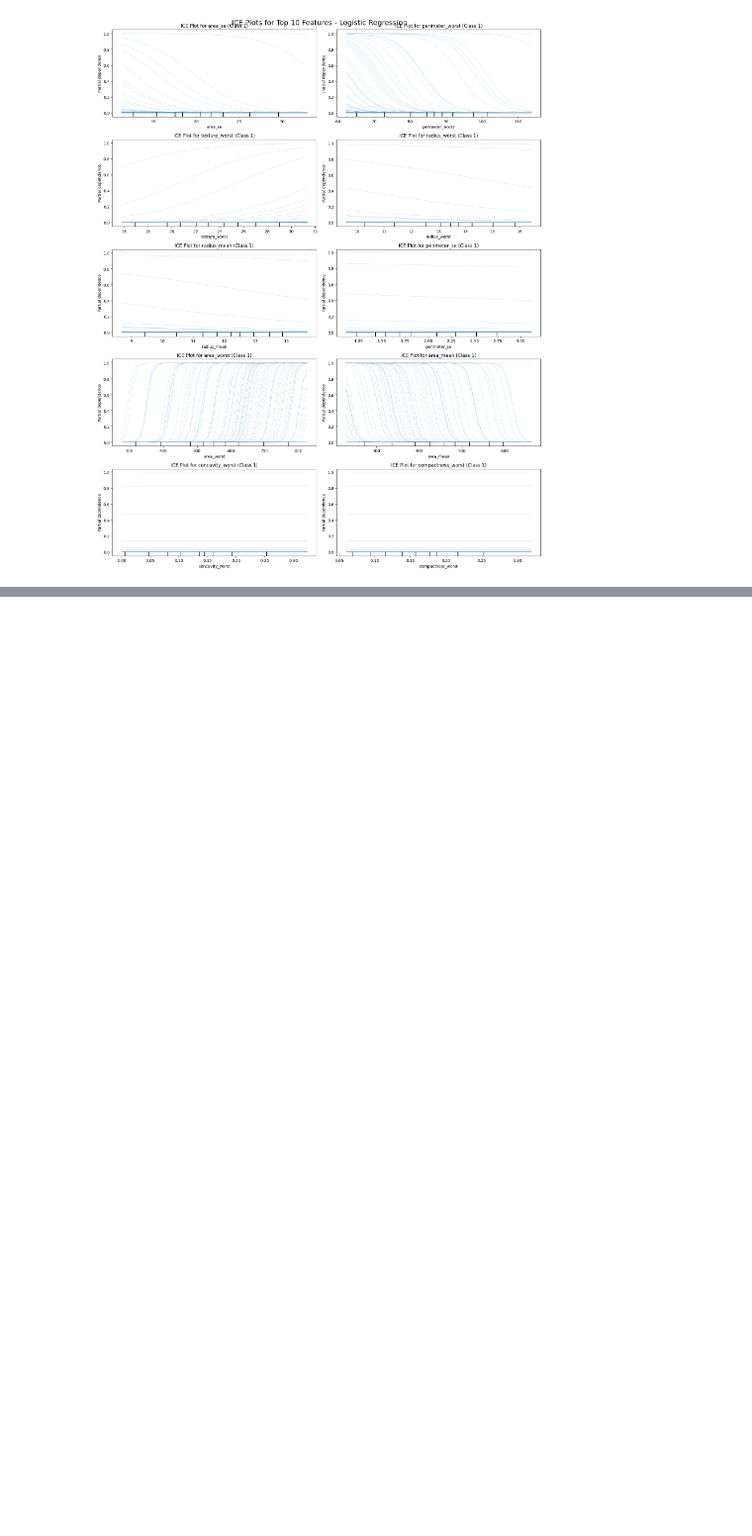
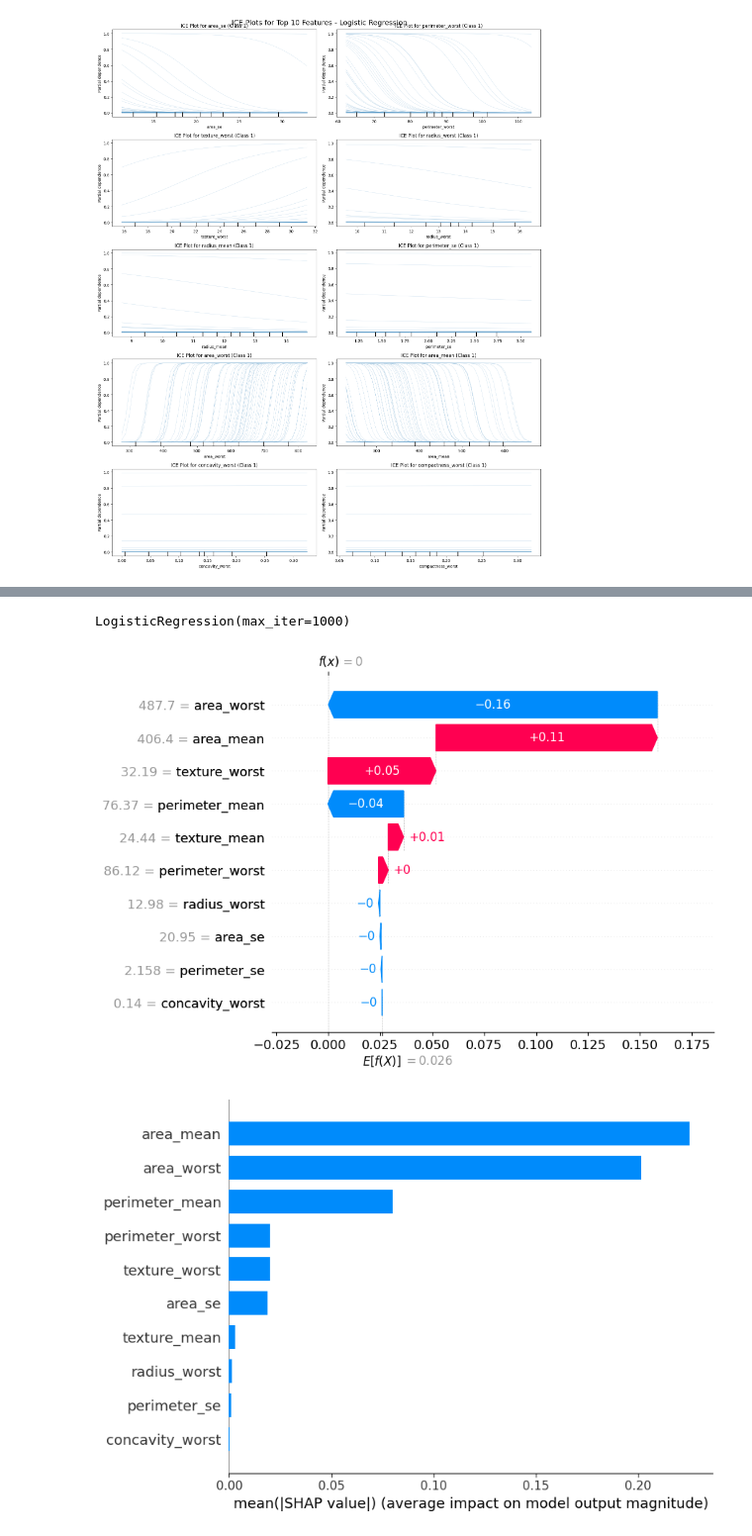
Before and after one commit to AlHasSaN0ALi/Project-Phase-3---DSAI-305, a Jupyter notebook: Model_LG_Alhassan_DASI_305_Phase3.ipynb, the cells around one changed output, grey strips where cells are left out. Shown at 99% size. Saved outputs shown, nothing was run; the diff lists cells and outputs as text; code cells hidden in the pictures; blank space fills up the shorter version.

```diff
--- a/Model_LG_Alhassan_DASI_305_Phase3.ipynb
+++ b/Model_LG_Alhassan_DASI_305_Phase3.ipynb
@@ -319,0 +376,29 @@ plt.show()
+# %%
+full_model = LogisticRegression(max_iter=1000)
+full_model.fit(X, y)
+coefs = np.abs(full_model.coef_[0])
+top10_indices = np.argsort(coefs)[::-1][:10]
+top10_features = X.columns[top10_indices]
+# %%
+X_top10 = X[top10_features]
+X_train, X_test, y_train, y_test = train_test_split(X_top10, y, random_state=42)
+
+lr_model = LogisticRegression(max_iter=1000)
+lr_model.fit(X_train, y_train)
+# %% [output]
+LogisticRegression(max_iter=1000)
+# %%
+explainer = shap.Explainer(lr_model.predict_proba, X_test)
+shap_values = explainer(X_test)
+
+shap_values_class1 = shap_values[:, :, 1]
+
+shap.plots.waterfall(shap_values_class1[0])
+
+shap.summary_plot(shap_values_class1, X_test, plot_type="bar")
+
+if "radius_mean" in top10_features:
+    shap.dependence_plot("radius_mean", shap_values_class1.values.squeeze(), X_test, feature_names=top10_features)
+# %% [output]
+[figure, added]
+[figure, added]
```
Also changed, not shown: parts of 4 cells of this notebook.
